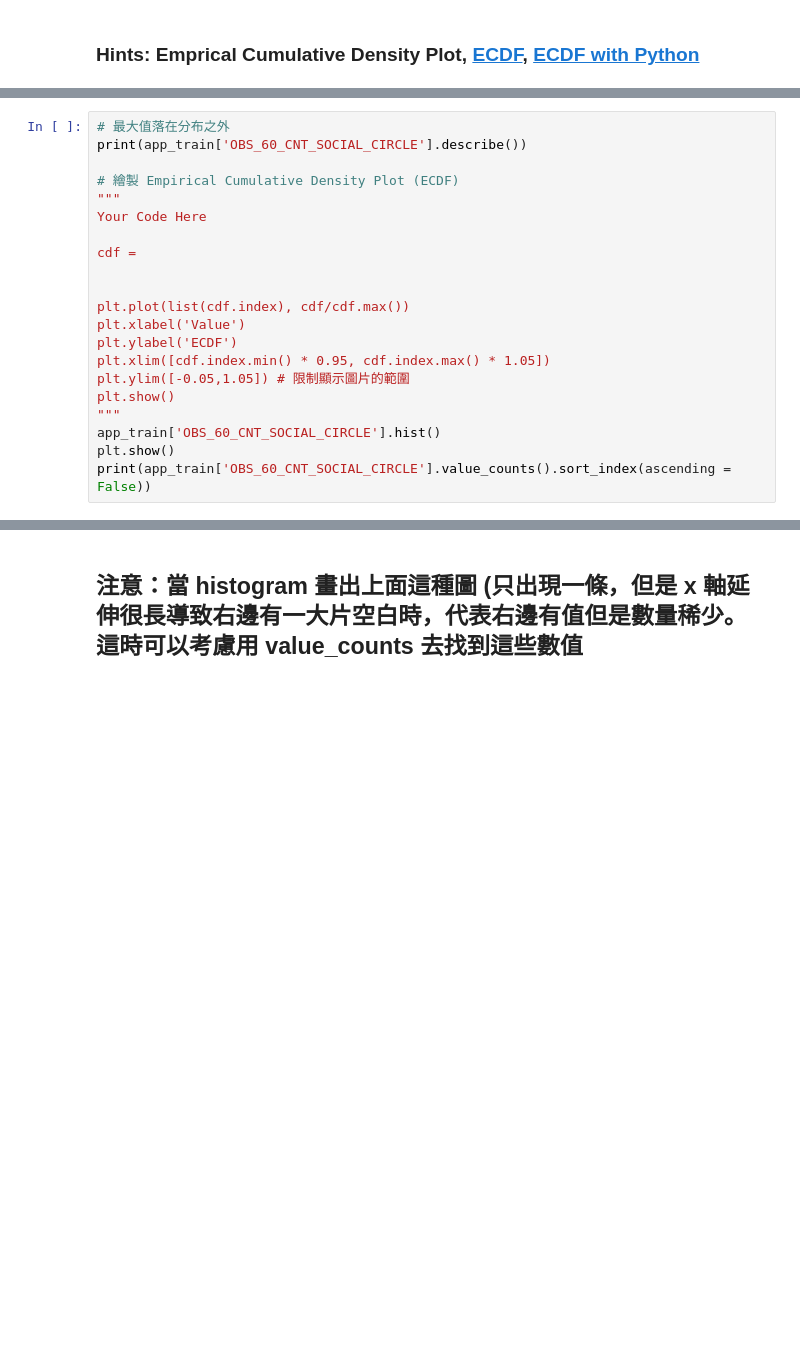
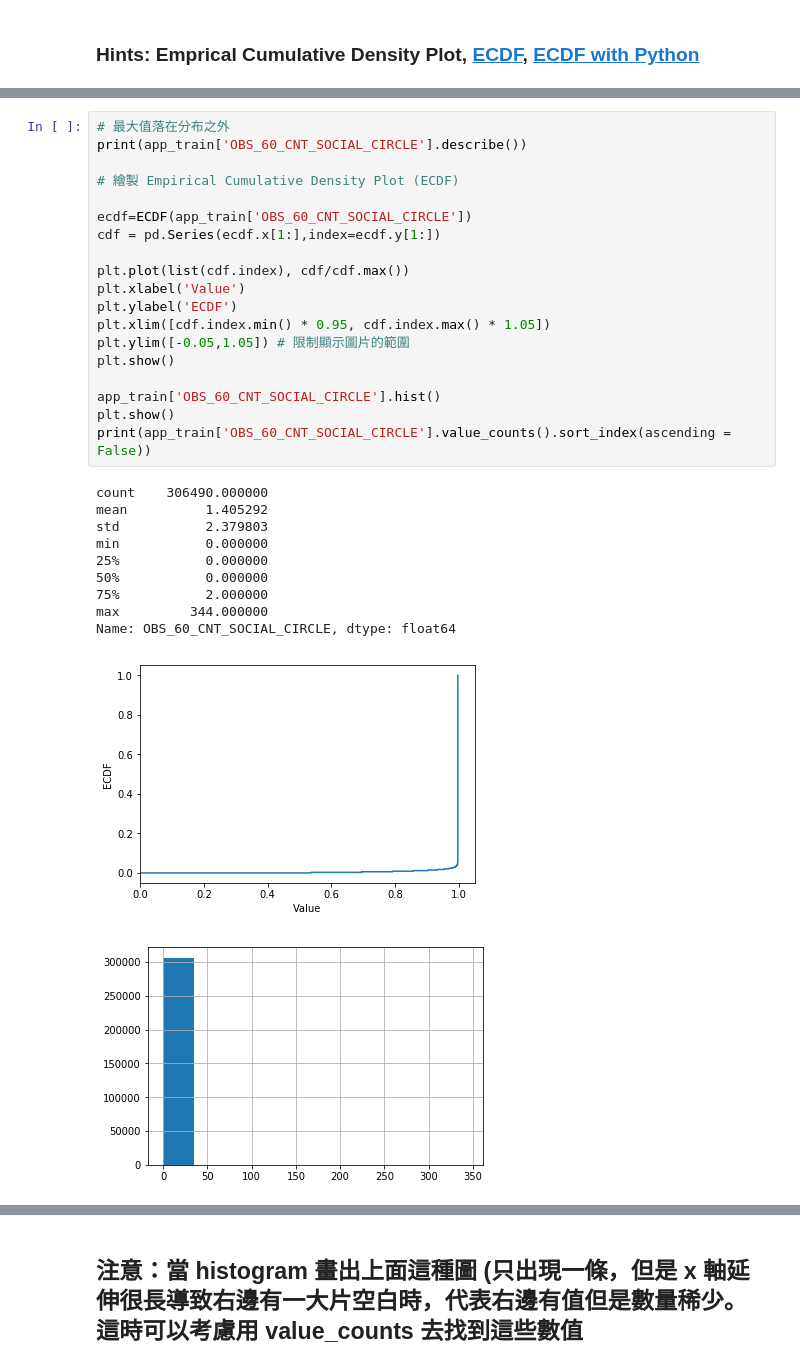
Before and after one commit to tses89214/2nd-ML100Days, a Jupyter notebook: homework/Day_006_HW.ipynb, the cells around one changed output, grey strips where cells are left out. Saved outputs shown, nothing was run; the diff lists cells and outputs as text; blank space fills up the shorter version.

```diff
--- a/homework/Day_006_HW.ipynb
+++ b/homework/Day_006_HW.ipynb
@@ -140,21 +180,31 @@ app_train['REGION_POPULATION_RELATIVE'].value_counts()
 # %%
 # 最大值落在分布之外
 print(app_train['OBS_60_CNT_SOCIAL_CIRCLE'].describe())
 
 # 繪製 Empirical Cumulative Density Plot (ECDF)
-"""
-Your Code Here
 
-cdf =
-
+ecdf=ECDF(app_train['OBS_60_CNT_SOCIAL_CIRCLE'])
+cdf = pd.Series(ecdf.x[1:],index=ecdf.y[1:])
 
 plt.plot(list(cdf.index), cdf/cdf.max())
 plt.xlabel('Value')
 plt.ylabel('ECDF')
 plt.xlim([cdf.index.min() * 0.95, cdf.index.max() * 1.05])
 plt.ylim([-0.05,1.05]) # 限制顯示圖片的範圍
 plt.show()
-"""
+
 app_train['OBS_60_CNT_SOCIAL_CIRCLE'].hist()
 plt.show()
 print(app_train['OBS_60_CNT_SOCIAL_CIRCLE'].value_counts().sort_index(ascending = False))
+# %% [output]
+count    306490.000000
+mean          1.405292
+std           2.379803
+min           0.000000
+25%           0.000000
+50%           0.000000
+75%           2.000000
+max         344.000000
+Name: OBS_60_CNT_SOCIAL_CIRCLE, dtype: float64
+[figure, added]
+[figure, added]
```
Also changed, not shown: parts of 16 cells of this notebook.
